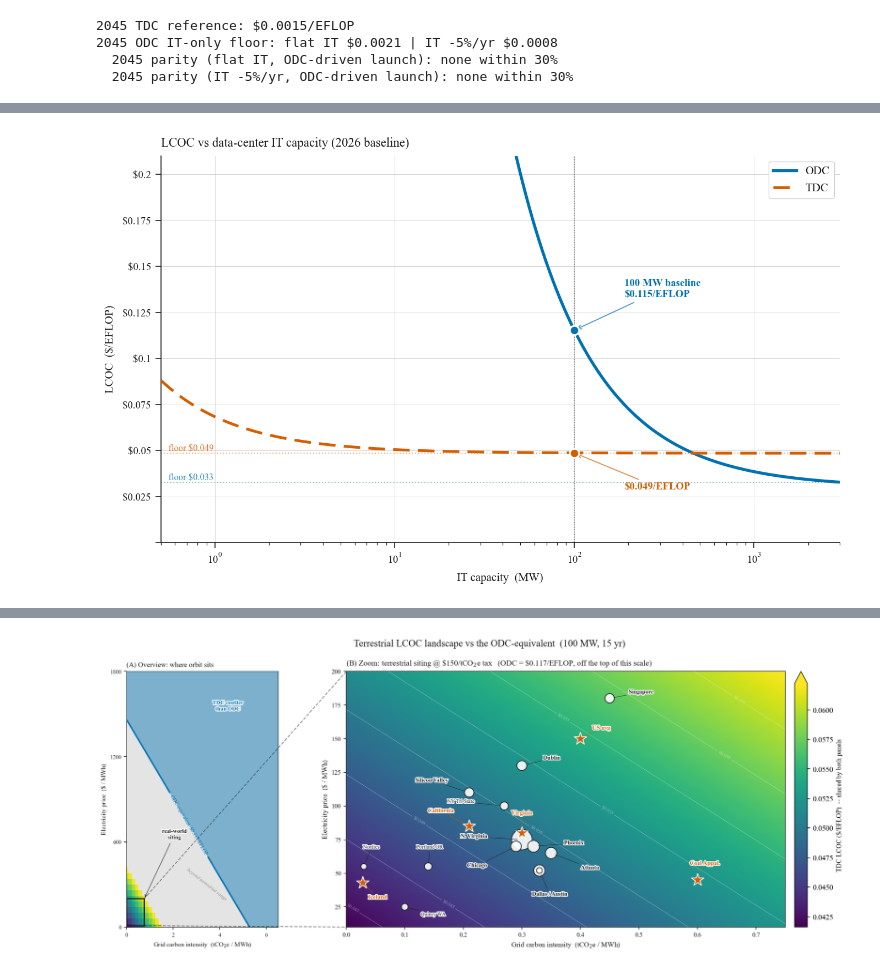
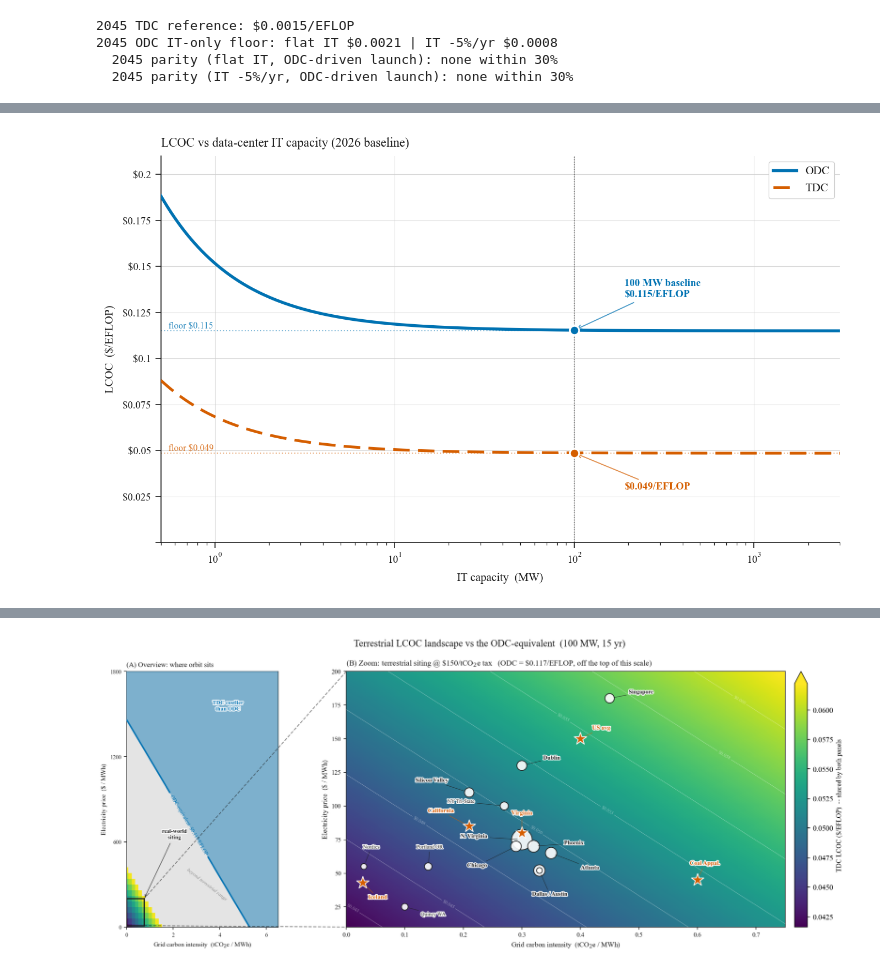
Before and after one commit to clbanjai/Spacing-Data-Centers, a Jupyter notebook: odc_lcoc_v4.ipynb, the cells around one changed output, grey strips where cells are left out. Cells and saved outputs as stored; diff of their text form; code cells hidden in the pictures.

```diff
--- a/odc_lcoc_v4.ipynb
+++ b/odc_lcoc_v4.ipynb
@@ -988,15 +988,23 @@ Cost streams:
 - **Data:** per-drop return-mass launch cost only (fixed drop cost taken as negligible).
 - **Labour:** fixed on-Earth operations workforce (\$3.75M/yr), applied **identically** to the ODC and the TDC so the comparison is apples-to-apples.
 # %%
+# --- MODEL CELL (v4 fix): read q_compute(s) everywhere, never the raw global ---
+# ROOT CAUSE of the false IT-capacity crossing: build_cash_flows read the
+# Q_COMPUTE *global* for cost_IT and annual_eflop read it too, while mass_budget
+# read the scenario *field* via q_compute(s). Under the capacity sweep those two
+# sources diverged, producing a spurious ~1/capacity ODC slope that crossed the
+# TDC. Routing EVERY capacity reference through q_compute(s) makes the whole cost
+# stack scale linearly, so ODC LCOC flattens to a floor ABOVE the TDC (no cross).
+
 def annual_eflop(s: Scenario, k_load: float = 1.0) -> float:
-    """Annual compute output [EFLOP/year]."""
-    return (Q_COMPUTE / 1000) * s.gamma_PFLOPS_per_kW / 1000 * SECONDS_PER_YEAR * k_load
+    """Annual compute output [EFLOP/year]. Reads q_compute(s), not the global."""
+    return (q_compute(s) / 1000) * s.gamma_PFLOPS_per_kW / 1000 * SECONDS_PER_YEAR * k_load
 
 def build_cash_flows(s: Scenario) -> Dict[str, np.ndarray]:
     mb = mass_budget(s)
     cost_PV  = mb['A_PV']  * s.pv_areal_cost
     cost_rad = mb['A_rad'] * s.rad_areal_cost
-    cost_IT  = (Q_COMPUTE / 1e6) * s.it_cost_per_MW
+    cost_IT  = (q_compute(s) / 1e6) * s.it_cost_per_MW          # <-- was Q_COMPUTE global
     launch_year0   = mb['Total'] * s.launch_cost_per_kg
     launch_refresh = mb['IT']    * s.launch_cost_per_kg
     hardware = np.zeros(LIFETIME_YR)
@@ -1009,14 +1017,14 @@ def build_cash_flows(s: Scenario) -> Dict[str, np.ndarray]:
         launch[ry]   += launch_refresh
     cost_per_drop = s.data_fixed_cost + s.data_mass_per_drop * s.launch_cost_per_kg
     data[:] = cost_per_drop * s.data_drops_per_year
-    labor = np.full(LIFETIME_YR, ANNUAL_LABOR_COST)   # item 5: fixed on-Earth ops workforce
+    labor = np.full(LIFETIME_YR, ANNUAL_LABOR_COST)
     return {'hardware': hardware, 'launch': launch, 'data': data, 'labor': labor,
             'total': hardware + launch + data + labor}
 
 def calculate_lcoc(s: Scenario) -> Dict[str, float]:
     cf = build_cash_flows(s)
     years = np.arange(LIFETIME_YR)
-    annual_compute = np.full(LIFETIME_YR, annual_eflop(s, k_load=CAPACITY_FACTOR))  # item 4: eclipse CF
+    annual_compute = np.full(LIFETIME_YR, annual_eflop(s, k_load=CAPACITY_FACTOR))
     discount = 1.0 / (1 + s.discount_rate)**years
     npv_cost    = (cf['total']     * discount).sum()
     npv_compute = (annual_compute * discount).sum()
@@ -3024,85 +3188,55 @@ for itl in (IT_LEARN_FLAT, IT_LEARN_SMALL):
 # %%
-# =============================================================================
-# IT-CAPACITY SWEEP  (paste AFTER the model cells 3-5 and the styling cell 7)
-# LCOC vs data-center IT capacity at the 2026 baseline, ODC vs TDC.
-#
-# Mechanism: PV/radiator/IT mass, launch, IT cost and compute output all scale
-# linearly with capacity (the ODC radiator geometry stays self-similar, so its
-# area is linear too). The ONLY capacity-independent costs are the fixed ground-
-# ops labor ($3.75M/yr, both) and the ODC fixed data downlink. LCOC therefore
-# falls as those fixed costs spread over more compute, then flattens to a floor.
-#
-# Q_COMPUTE is a module global read by calculate_lcoc/mass_budget/annual_eflop,
-# so we rebind it per capacity and RESTORE it afterwards (try/finally). The TDC
-# per-kW model is size-invariant except for fixed labor, which we pass explicitly.
-# =============================================================================
+# --- IT-CAPACITY SWEEP (v4 fix): drive capacity through the Scenario FIELD ---
+# With the model cell above routing all capacity through q_compute(s), the sweep
+# just replaces it_capacity_mw. PV/radiator/IT/launch all scale linearly, so ODC
+# LCOC falls only as fixed labor + data dilute, then flattens to a floor ABOVE
+# the TDC. No crossing -- the ODC's problem is per-unit economics, not scale.
 import numpy as np
 import matplotlib.pyplot as plt
+from dataclasses import replace
 
 caps_MW = np.logspace(np.log10(0.5), np.log10(3000), 200)
-odc_lcoc, tdc_lcoc = [], []
+odc_lcoc = np.array([calculate_lcoc(replace(BASELINE, it_capacity_mw=float(C)))['lcoc']
+                     for C in caps_MW])
+tdc_lcoc = np.array([terrestrial_lcoc(BASELINE.gamma_PFLOPS_per_kW,
+                                      labor_per_kW_yr=ANNUAL_LABOR_COST / (C * 1000))
+                     for C in caps_MW])
 
-_Q_COMPUTE_SAVED = Q_COMPUTE
-try:
-    for C in caps_MW:
-        Q_COMPUTE = float(C * 1e6)                                   # rebind global (W)
-        odc_lcoc.append(calculate_lcoc(BASELINE)['lcoc'])
-        tdc_lcoc.append(terrestrial_lcoc(BASELINE.gamma_PFLOPS_per_kW,
-                                         labor_per_kW_yr=ANNUAL_LABOR_COST / (C * 1000)))
-finally:
-    Q_COMPUTE = _Q_COMPUTE_SAVED                                     # restore 100 MW
-odc_lcoc = np.array(odc_lcoc)
-tdc_lcoc = np.array(tdc_lcoc)
-
-# baseline (100 MW) reference points
-_Q_COMPUTE_SAVED = Q_COMPUTE
-try:
-    Q_COMPUTE = 100e6
-    odc_100 = calculate_lcoc(BASELINE)['lcoc']
-finally:
-    Q_COMPUTE = _Q_COMPUTE_SAVED
+odc_100 = calculate_lcoc(replace(BASELINE, it_capacity_mw=100.0))['lcoc']
 tdc_100 = terrestrial_lcoc(BASELINE.gamma_PFLOPS_per_kW,
                            labor_per_kW_yr=ANNUAL_LABOR_COST / (100 * 1000))
 odc_floor, tdc_floor = odc_lcoc[-1], tdc_lcoc[-1]
 
-# ------------------------------------------------------------- plot -----------
 fig, ax = plt.subplots(figsize=(9.2, 5.7))
-
-# large-scale floors (asymptotes)
 ax.axhline(odc_floor, color=ODC_COLOR, lw=0.9, ls=(0, (1, 2)), alpha=0.55, zorder=2)
 ax.axhline(tdc_floor, color=TDC_COLOR, lw=0.9, ls=(0, (1, 2)), alpha=0.55, zorder=2)
 ax.text(0.52, odc_floor, f'  floor ${odc_floor:.3f}', color=ODC_COLOR, fontfamily=FONT,
         fontsize=8, va='bottom', ha='left', alpha=0.8)
 ax.text(0.52, tdc_floor, f'  floor ${tdc_floor:.3f}', color=TDC_COLOR, fontfamily=FONT,
         fontsize=8, va='bottom', ha='left', alpha=0.8)
-
-# curves
 ax.plot(caps_MW, odc_lcoc, color=ODC_COLOR, lw=2.6, zorder=5, label='ODC')
 ax.plot(caps_MW, tdc_lcoc, color=TDC_COLOR, lw=2.4, ls=(0, (6, 3)), zorder=5, label='TDC')
-
-# 100 MW baseline marker
 ax.axvline(100, color=INK, lw=0.8, ls=':', alpha=0.5, zorder=1)
 ax.plot(100, odc_100, 'o', color=ODC_COLOR, ms=8, markeredgecolor=BG, markeredgewidth=1.5, zorder=7)
 ax.plot(100, tdc_100, 'o', color=TDC_COLOR, ms=8, markeredgecolor=BG, markeredgewidth=1.5, zorder=7)
 ax.annotate(f'100 MW baseline\n${odc_100:.3f}/EFLOP', xy=(100, odc_100),
             xytext=(190, odc_100 + 0.018), fontsize=9, color=ODC_COLOR, fontfamily=FONT,
             fontweight='bold', arrowprops=dict(arrowstyle='->', color=ODC_COLOR, alpha=0.7, lw=0.9))
 ax.annotate(f'${tdc_100:.3f}/EFLOP', xy=(100, tdc_100),
             xytext=(190, tdc_100 - 0.02), fontsize=9, color=TDC_COLOR, fontfamily=FONT,
             fontweight='bold', arrowprops=dict(arrowstyle='->', color=TDC_COLOR, alpha=0.7, lw=0.9))
-
 leg = ax.legend(loc='upper right', frameon=True, framealpha=1.0, edgecolor=GRID,
                 facecolor='white', prop={'family': FONT, 'size': 10})
 leg.get_frame().set_linewidth(0.6)
 for t in leg.get_texts(): t.set_color(INK)
-
-style_axes(ax, fig,
-    title='LCOC vs data-center IT capacity (2026 baseline)',
-    # subtitle='Economies of scale: fixed ground-ops labor (both) + fixed data downlink (ODC) spread over more compute',
+style_axes(ax, fig, title='LCOC vs data-center IT capacity (2026 baseline)',
     xlabel='IT capacity  (MW)', ylabel='LCOC  ($/EFLOP)',
     x_log=True, y_log=False, x_dollar=False, y_dollar=True,
     xlim=(0.5, 3000), ylim=(0.0, 0.21))
 plt.tight_layout()
 plt.show()
+
+print(f'ODC {odc_lcoc[0]:.4f} (0.5 MW) -> floor {odc_floor:.4f};  TDC floor {tdc_floor:.4f};  '
+      f'ODC floor is {odc_floor/tdc_floor:.1f}x TDC, no crossing.')
 # %% [output]
-[figure, old version]
+[figure, new version]
```
Also changed, not shown: parts of 4 cells of this notebook.
